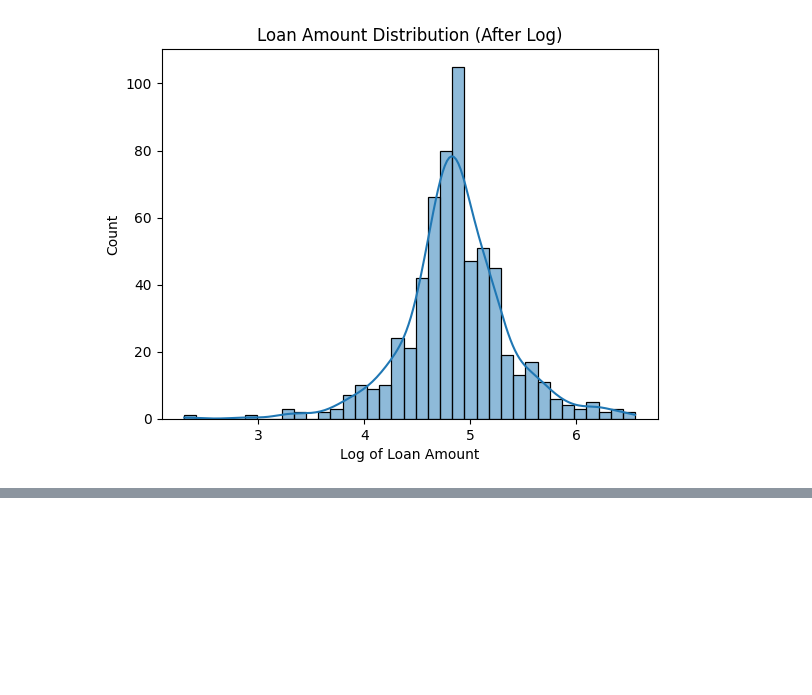
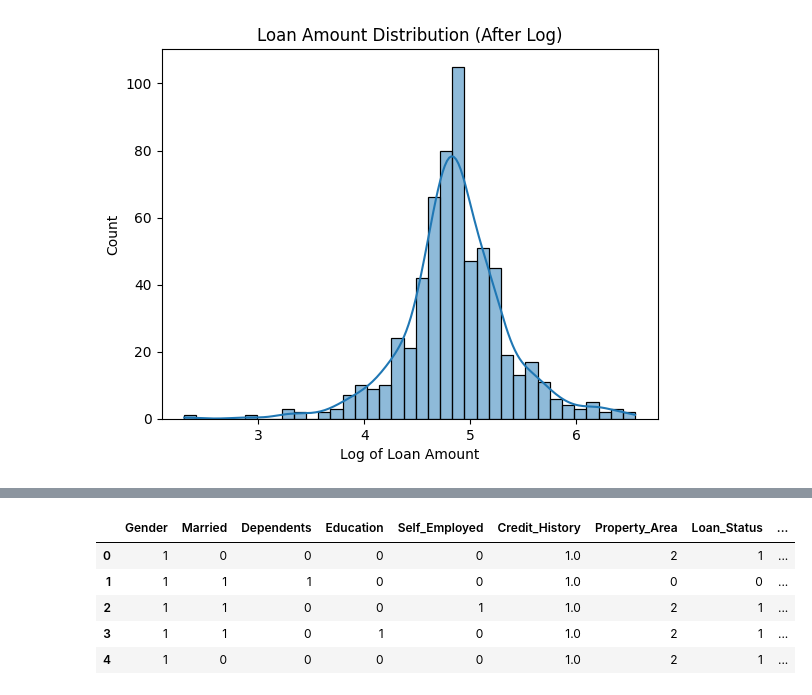
Before and after one commit to maramm9/Loan-approval, a Jupyter notebook: eda.ipynb, the cells around one changed output, grey strips where cells are left out. Saved outputs shown, nothing was run; the diff lists cells and outputs as text; code cells hidden in the pictures; blank space fills up the shorter version.

Commit message:
Completed my part of the EDA and data cleaning

```diff
--- a/eda.ipynb
+++ b/eda.ipynb
@@ -249,0 +280,17 @@ df.head()
+# %%
+#convert to mumerical data by label encoding
+from sklearn.preprocessing import LabelEncoder
+
+cols = ['Gender','Married','Education','Self_Employed','Dependents','Property_Area','Loan_Status']
+le = LabelEncoder()
+
+for col in cols:
+    df[col] = le.fit_transform(df[col])
+df.head()
+# %% [output]
+|  | Gender | Married | Dependents | Education | Self_Employed | Credit_History | Property_Area | Loan_Status | ... |
+| 0 | 1 | 0 | 0 | 0 | 0 | 1.0 | 2 | 1 | ... |
+| 1 | 1 | 1 | 1 | 0 | 0 | 1.0 | 0 | 0 | ... |
+| 2 | 1 | 1 | 0 | 0 | 1 | 1.0 | 2 | 1 | ... |
+| 3 | 1 | 1 | 0 | 1 | 0 | 1.0 | 2 | 1 | ... |
+| 4 | 1 | 0 | 0 | 0 | 0 | 1.0 | 2 | 1 | ... |
```
Also changed, not shown: parts of 8 cells of this notebook.
